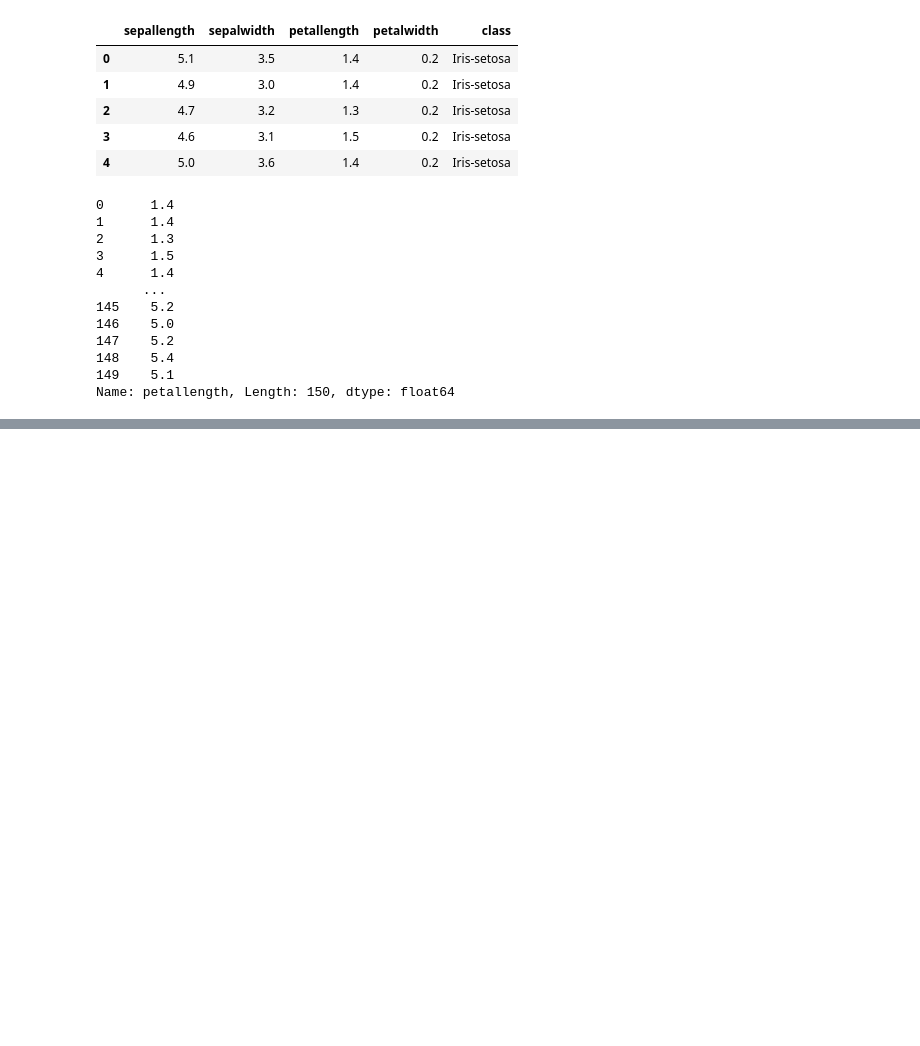
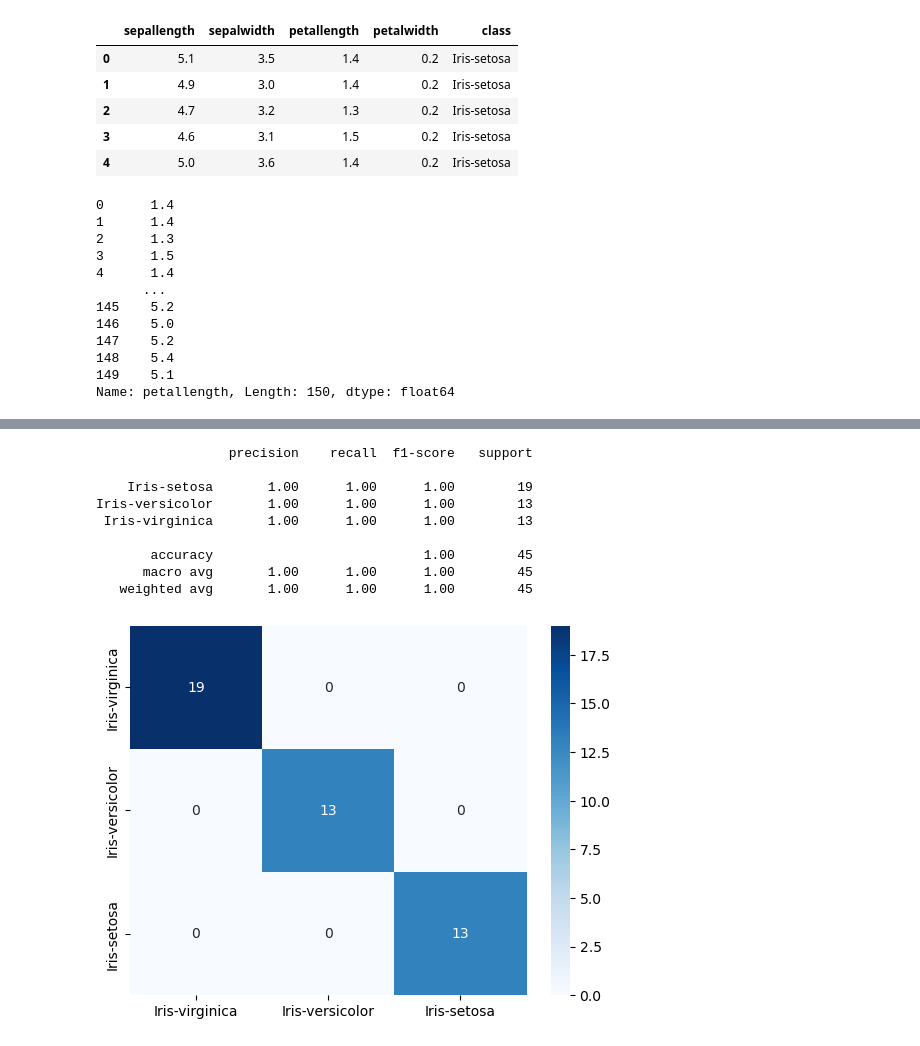
Before and after one commit to CayMurray/behavior, a Jupyter notebook: jupyter/code_presentation.ipynb, the cells around one changed output, grey strips where cells are left out. Drawn from its saved outputs; the diff is of its cells as text; code cells hidden in the pictures; blank space fills up the shorter version.

```diff
--- a/jupyter/code_presentation.ipynb
+++ b/jupyter/code_presentation.ipynb
@@ -35,0 +87,26 @@ Name: petallength, Length: 150, dtype: float64
+# %%
+## MACHINE LEARNING ##
+
+x_train,x_test,y_train,y_test = train_test_split(X,Y,test_size=0.3,random_state=42)
+rf = RandomForestClassifier(n_estimators=100,random_state=42)
+rf.fit(x_train,y_train)
+
+predictions = rf.predict(x_test)
+print(classification_report(y_test,predictions))
+
+cm = confusion_matrix(y_test,predictions)
+sns.heatmap(cm, fmt='g',annot=True, cmap='Blues', xticklabels=unique_classes, yticklabels=unique_classes)
+plt.xlabel('Predicted',labelpad=20)
+plt.ylabel('True',labelpad=20)
+plt.show()
+# %% [output]
+                 precision    recall  f1-score   support
+
+    Iris-setosa       1.00      1.00      1.00        19
+Iris-versicolor       1.00      1.00      1.00        13
+ Iris-virginica       1.00      1.00      1.00        13
+
+       accuracy                           1.00        45
+      macro avg       1.00      1.00      1.00        45
+   weighted avg       1.00      1.00      1.00        45
+[figure, added]
```
Also changed, not shown: parts of 5 cells of this notebook.
